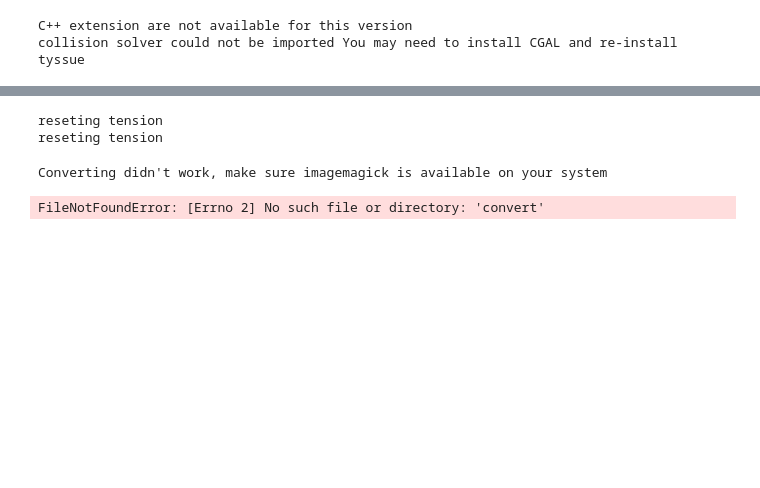
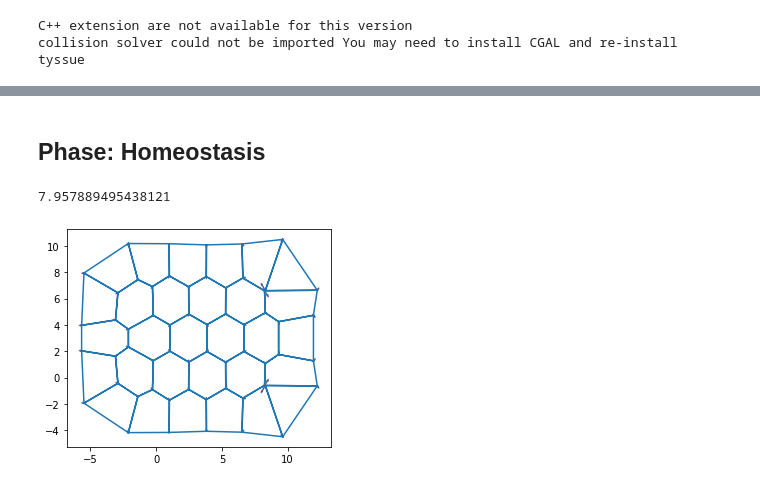
Before and after one commit to vlachina/LymphNode, a Jupyter notebook: Untitled.ipynb, the cells around one changed output, grey strips where cells are left out. Drawn from its saved outputs; the diff is of its cells as text; code cells hidden in the pictures; blank space fills up the shorter version.

```diff
--- a/Untitled.ipynb
+++ b/Untitled.ipynb
@@ -54,11 +45,41 @@ def on_topo_change(sheet):
-# %%
-res = solver.solve(tf=8, dt=0.05, on_topo_change=on_topo_change,
-                   topo_change_args=(solver.eptm,))
-# %% [output]
-reseting tension
-reseting tension
-# %%
-create_gif(solver.history, "sheet3.gif", num_frames=10)
-# %% [output]
-Converting didn't work, make sure imagemagick is available on your system
-FileNotFoundError: [Errno 2] No such file or directory: 'convert'
+# %%
+def change_specs(cellmap_original, geom_original, model_original, history_original, face_elasticity,
+                 prefered_area,
+                 line_tension, endTime):
+
+    cellmap_original.update_specs(config.dynamics.quasistatic_plane_spec())
+    #history_original = History(cellmap_original, extra_cols={"edge":["dx", "dy"]})
+
+    cellmap_original.face_df["face_elasticity"] = face_elasticity
+    cellmap_original.face_df["prefered_area"] = cellmap_original.face_df["area"].mean()*prefered_area
+
+    cellmap_original.vert_df['viscosity'] = 1
+    cellmap_original.edge_df['line_tension'] = line_tension
+
+    solver1 = EulerSolver(cellmap_original, geom_original, model_original, history=history_original, auto_reconnect=True)
+    res1 = solver1.solve(tf=endTime, dt=0.05)
+
+    cellmap_new = copy.deepcopy(cellmap_original)
+    geom_new = copy.deepcopy(geom_original)
+    model_new = copy.deepcopy(model_original)
+    history_new = copy.deepcopy(history_original)
+
+    return [cellmap_new, geom_new, model_new, history_new]
+# %%
+## Definition of the sheet
+geom  = SheetGeometry # This may need to change
+model = PlanarModel # This may need to change
+cellmap = Sheet.planar_sheet_3d('cellmap', 7, 7, 1, 1) # This may need to change
+cellmap.sanitize ( trim_borders=True, order_edges=True )
+geom.update_all(cellmap)
+
+history = History(cellmap, extra_cols={"edge":["dx", "dy"]})
+# %% [markdown]
+## Phase: Homeostasis
+# %%
+[cellmap_Te, geom_Te, model_Te, history_Te] = change_specs(cellmap, geom, model, history, 5, 10, 10, 20)
+fig, ax = plot_forces(cellmap, geom, model, ['x', 'y'], 1)
+print(cellmap.face_df["area"].mean())
+# %% [output]
+7.957889495438121
+[figure, added]
```
Also changed, not shown: parts of 10 cells of this notebook, 2 other files.
